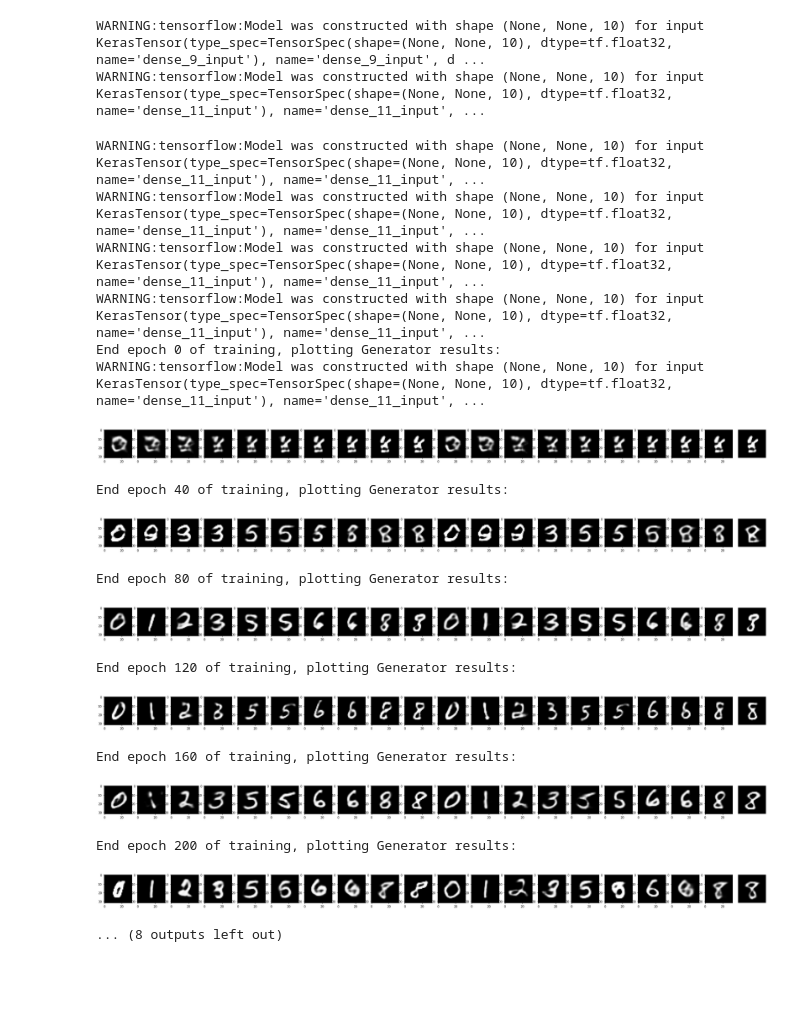
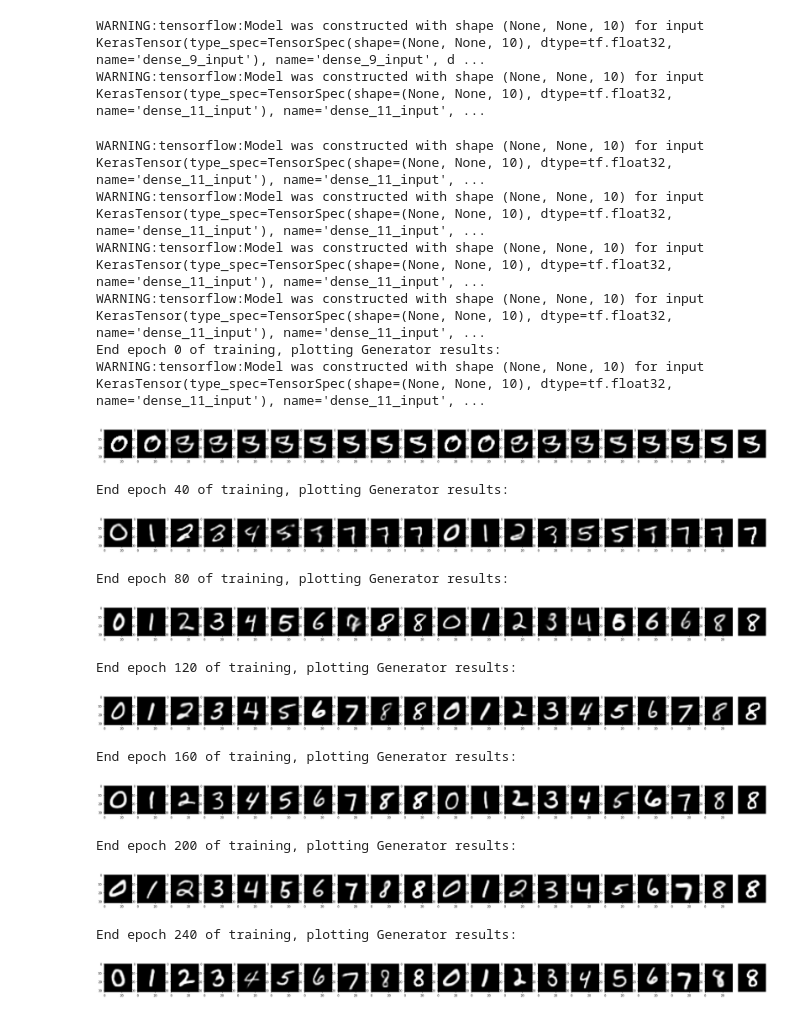
Before and after one commit to tGhattas/DL, a Jupyter notebook: GAN_MNIST_latent_space.ipynb, the cells around one changed output. Saved outputs shown, nothing was run; the diff lists cells and outputs as text; code cells hidden in the pictures; blank space fills up the shorter version.

```diff
--- a/GAN_MNIST_latent_space.ipynb
+++ b/GAN_MNIST_latent_space.ipynb
@@ -125,11 +125,9 @@ def plot(models, attrs=None):
 #@title Transfer Learning
 
 classifier = Sequential(name='transferred')
-classifier.add(layers.Dense(64, activation='relu', input_shape=(latent_dim,)))
+classifier.add(layers.Dense(512, activation='relu', input_shape=(latent_dim,)))
 classifier.add(layers.Dropout(0.2))
-classifier.add(layers.Dense(64, activation='relu'))
-classifier.add(layers.Dropout(0.2))
-classifier.add(layers.Dense(64, activation='relu'))
+classifier.add(layers.Dense(1024, activation='relu'))
 classifier.add(layers.Dense(10, activation='softmax'))
 
 train_codes = encoder.predict(x_train[:sml_train_size])
@@ -186,7 +184,8 @@ None
 generator_input_dim = 32  # @param {type:"slider", min:0, max:100, step:1}
 generator = Sequential(name='generator')
 generator.add(layers.Dense(64, input_shape=(generator_input_dim,), activation='relu'))
-generator.add(layers.Dense(128, input_shape=(generator_input_dim,), activation='relu'))
+generator.add(layers.Dense(1024, activation='relu'))
+generator.add(layers.Dense(512, activation='relu'))
 generator.add(layers.Dense(latent_dim))
 
 # discriminator
@@ -382,47 +381,48 @@ gan = GAN(discriminator_, generator, latent_dim=32,
 gan.compile(
     d_optimizer=keras.optimizers.Adam(learning_rate=0.0003),
     g_optimizer=keras.optimizers.Adam(learning_rate=0.0003),
     loss_fn=loss_fn,
     additional_loss_fn=additional_loss_fn,
 )
 
 
 
 gan_checkpoint_path_1 = f"/content/drive/MyDrive/Colab Notebooks/DL5/{gan.name}_model_save/cp.ckpt"
 
 if load_gan:
     gan.load_weights(gan_checkpoint_path_1)
 
-epochs_num = 400 #@param {type:"slider", min:5, max:500, step:1}
+epochs_num = 241 #@param {type:"slider", min:5, max:500, step:1}
 plotter_on_epochs_step = 40 #@param {type:"slider", min:1, max:100, step:1}
 
 if train_gan:
     checkpoint_dir = os.path.dirname(gan_checkpoint_path_1)
     cp_callback = tf.keras.callbacks.ModelCheckpoint(filepath=gan_checkpoint_path_1,
                                                      save_weights_only=True)
-    gan.fit(dataset.take(60000), verbose=0, epochs=epochs_num,
+    gan.fit(dataset.take(1000), verbose=0, epochs=epochs_num,
             callbacks=[cp_callback,
                        TqdmCallback(verbose=1),
                        PlotGenOutputsCallback(gan, plotter_on_epochs_step)])
 # %% [output]
 WARNING:tensorflow:Model was constructed with shape (None, None, 10) for input KerasTensor(type_spec=TensorSpec(shape=(None, None, 10), dtype=tf.float32, name='dense_11_input'), name='dense_11_input', ...
 WARNING:tensorflow:Model was constructed with shape (None, None, 10) for input KerasTensor(type_spec=TensorSpec(shape=(None, None, 10), dtype=tf.float32, name='dense_11_input'), name='dense_11_input', ...
 WARNING:tensorflow:Model was constructed with shape (None, None, 10) for input KerasTensor(type_spec=TensorSpec(shape=(None, None, 10), dtype=tf.float32, name='dense_11_input'), name='dense_11_input', ...
 WARNING:tensorflow:Model was constructed with shape (None, None, 10) for input KerasTensor(type_spec=TensorSpec(shape=(None, None, 10), dtype=tf.float32, name='dense_11_input'), name='dense_11_input', ...
 End epoch 0 of training, plotting Generator results:
 WARNING:tensorflow:Model was constructed with shape (None, None, 10) for input KerasTensor(type_spec=TensorSpec(shape=(None, None, 10), dtype=tf.float32, name='dense_11_input'), name='dense_11_input', ...
-[figure, old version]
+[figure, new version]
 End epoch 40 of training, plotting Generator results:
-[figure, old version]
+[figure, new version]
 End epoch 80 of training, plotting Generator results:
-[figure, old version]
+[figure, new version]
 End epoch 120 of training, plotting Generator results:
-[figure, old version]
+[figure, new version]
 End epoch 160 of training, plotting Generator results:
-[figure, old version]
+[figure, new version]
 End epoch 200 of training, plotting Generator results:
-[figure, old version]
+[figure, new version]
-... (8 outputs left out)
+End epoch 240 of training, plotting Generator results:
+[figure, added]
 # %%
 plot([gan], gan.history.history.keys())
 # %% [output]
```
Also changed, not shown: parts of 4 cells of this notebook.
